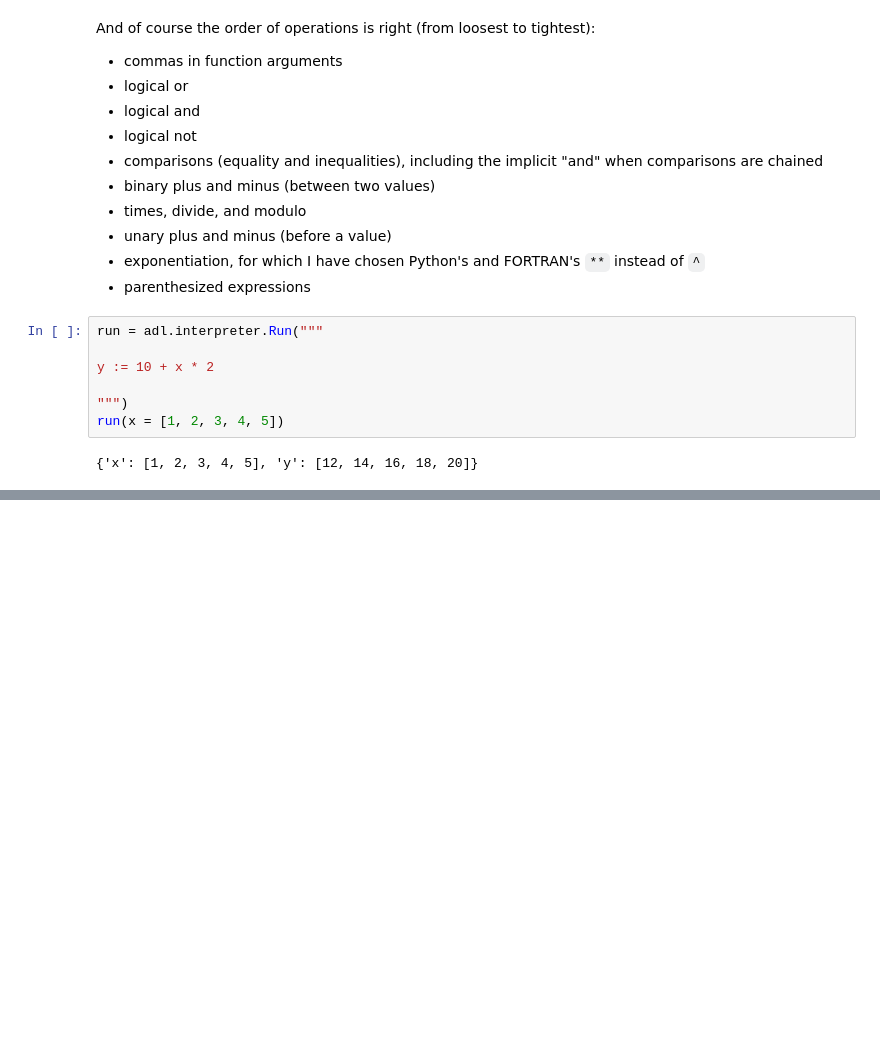
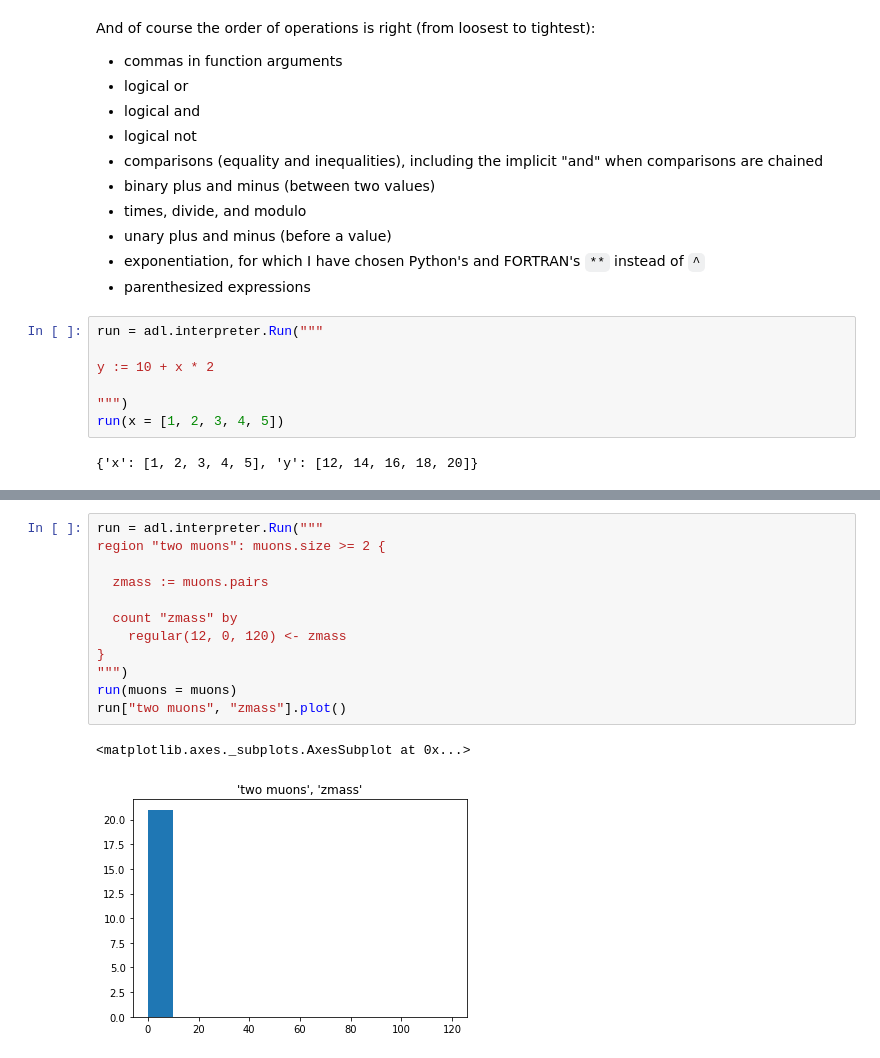
Before and after one commit to jpivarski/analysis-description-language, a Jupyter notebook: binder/demo.ipynb, the cells around one changed output, grey strips where cells are left out. Saved outputs shown, nothing was run; the diff lists cells and outputs as text; blank space fills up the shorter version.

```diff
--- a/binder/demo.ipynb
+++ b/binder/demo.ipynb
@@ -487,0 +572,15 @@ run(x = [1, 2, 3, 4, 5])
+# %%
+run = adl.interpreter.Run("""
+region "two muons": muons.size >= 2 {
+
+  zmass := muons.pairs
+
+  count "zmass" by
+    regular(12, 0, 120) <- zmass
+}
+""")
+run(muons = muons)
+run["two muons", "zmass"].plot()
+# %% [output]
+<matplotlib.axes._subplots.AxesSubplot at 0x...>
+[figure, added]
```
Also changed, not shown: parts of 19 cells of this notebook, 2 other files.
